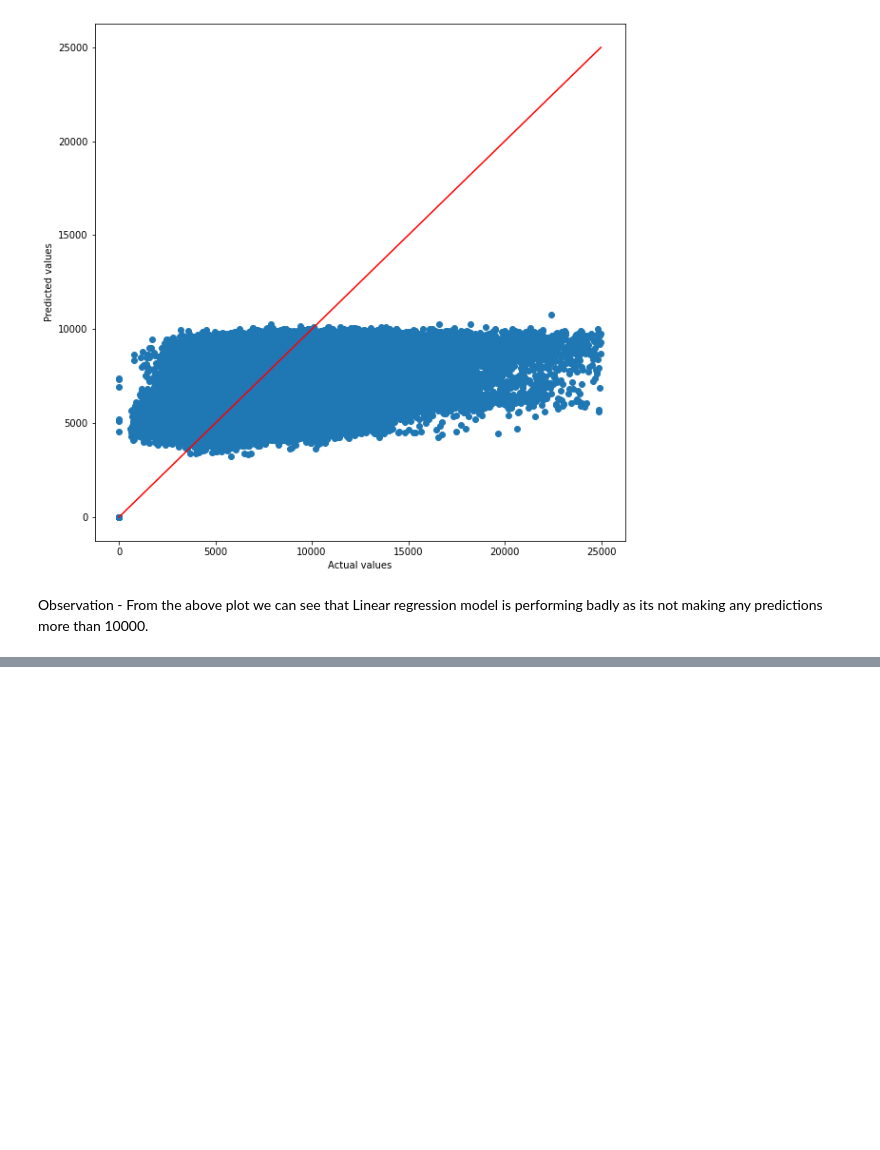
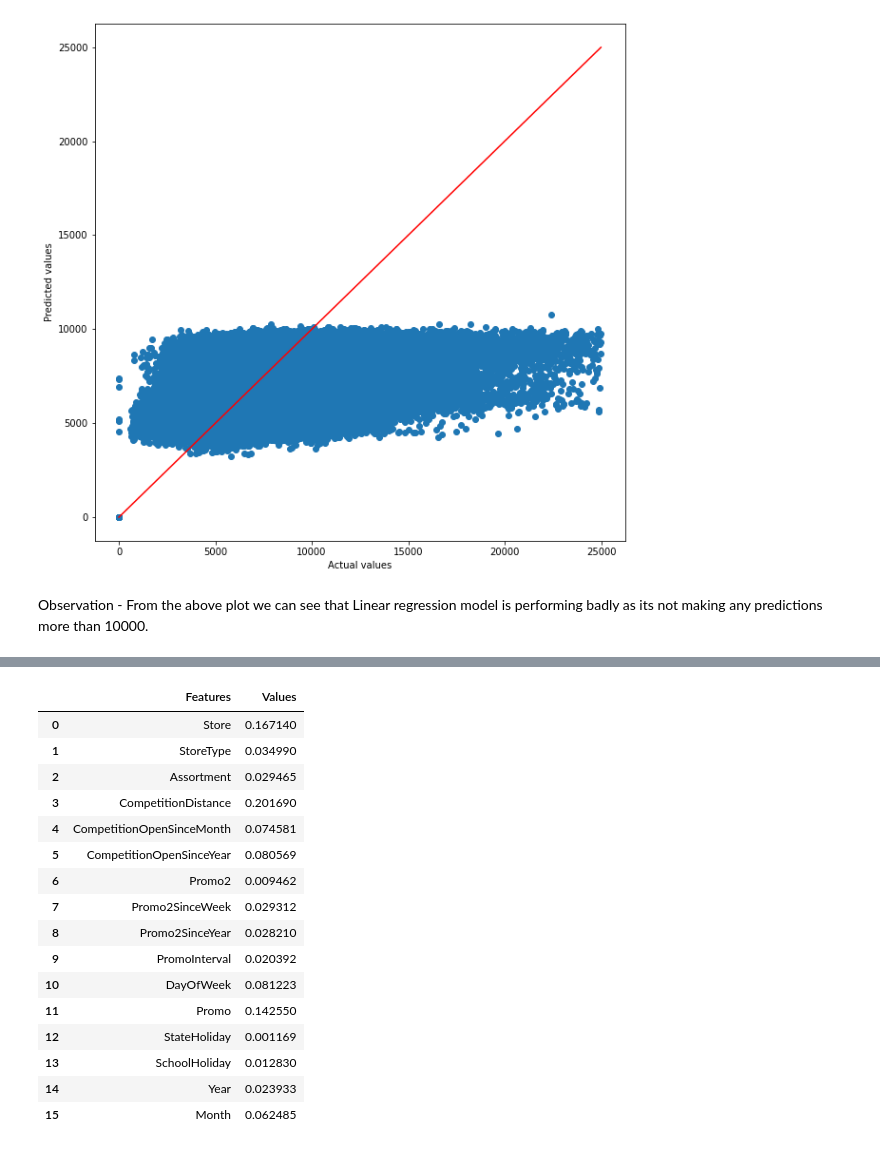
Before and after one commit to ArslanUllahKhan1/Rossmann-Sales-Prediction, a Jupyter notebook: Rossmann_Sales_Prediction_Capstone_Project.ipynb, the cells around one changed output, grey strips where cells are left out. Cells and saved outputs as stored; diff of their text form; code cells hidden in the pictures; blank space fills up the shorter version.

```diff
--- a/Rossmann_Sales_Prediction_Capstone_Project.ipynb
+++ b/Rossmann_Sales_Prediction_Capstone_Project.ipynb
@@ -516,0 +606,22 @@ Observation - From the above plot we can see that Linear regression model is per
+# %%
+# Lets make a dataframe consists of features and values
+feature_importance_df = pd.DataFrame({'Features':columns, 'Values':feature_importance})
+feature_importance_df
+# %% [output]
+|  | Features | Values |
+| 0 | Store | 0.167140 |
+| 1 | StoreType | 0.034990 |
+| 2 | Assortment | 0.029465 |
+| 3 | CompetitionDistance | 0.201690 |
+| 4 | CompetitionOpenSinceMonth | 0.074581 |
+| 5 | CompetitionOpenSinceYear | 0.080569 |
+| 6 | Promo2 | 0.009462 |
+| 7 | Promo2SinceWeek | 0.029312 |
+| 8 | Promo2SinceYear | 0.028210 |
+| 9 | PromoInterval | 0.020392 |
+| 10 | DayOfWeek | 0.081223 |
+| 11 | Promo | 0.142550 |
+| 12 | StateHoliday | 0.001169 |
+| 13 | SchoolHoliday | 0.012830 |
+| 14 | Year | 0.023933 |
+| 15 | Month | 0.062485 |
```
Also changed, not shown: parts of 18 cells of this notebook.
